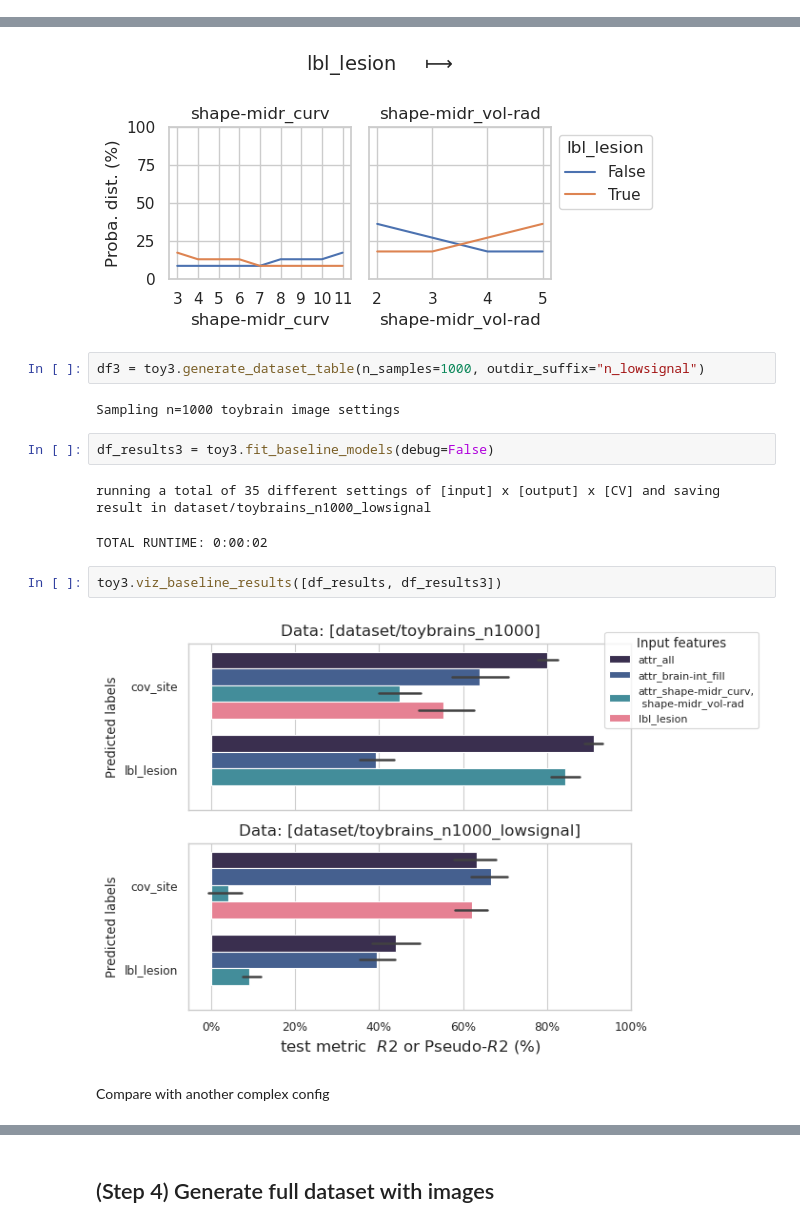
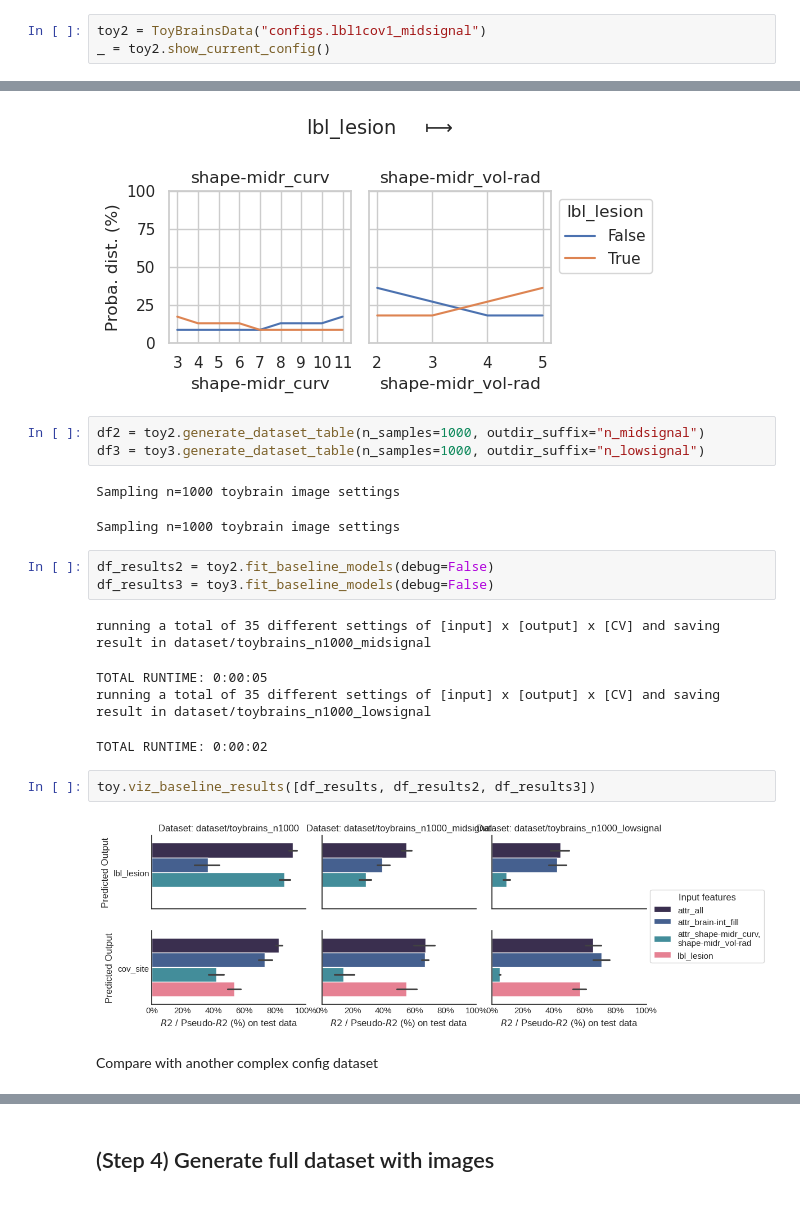
Before and after one commit to RoshanRane/toybrains, a Jupyter notebook: 0_tutorial.ipynb, the cells around one changed output, grey strips where cells are left out. Saved outputs shown, nothing was run; the diff lists cells and outputs as text.

Commit message:
viz_baseline_results(): improved plots with seaborn catplot

```diff
--- a/0_tutorial.ipynb
+++ b/0_tutorial.ipynb
@@ -202,0 +203,3 @@ in which the label is harder to predict than before but the confounder is easier
+# %%
+toy2 = ToyBrainsData("configs.lbl1cov1_midsignal")
+_ = toy2.show_current_config()
@@ -207,18 +213,23 @@ _ = toy3.show_current_config()
 [figure]
 [figure]
 # %%
+df2 = toy2.generate_dataset_table(n_samples=1000, outdir_suffix="n_midsignal")
 df3 = toy3.generate_dataset_table(n_samples=1000, outdir_suffix="n_lowsignal")
 # %% [output]
 Sampling n=1000 toybrain image settings
+Sampling n=1000 toybrain image settings
 # %%
+df_results2 = toy2.fit_baseline_models(debug=False)
 df_results3 = toy3.fit_baseline_models(debug=False)
 # %% [output]
-running a total of 35 different settings of [input] x [output] x [CV] and saving result in dataset/toybrains_n1000_lowsignal
+running a total of 35 different settings of [input] x [output] x [CV] and saving result in dataset/toybrains_n1000_midsignal
-TOTAL RUNTIME: 0:00:02
+TOTAL RUNTIME: 0:00:05
+running a total of 35 different settings of [input] x [output] x [CV] and saving result in dataset/toybrains_n1000_lowsignal
+TOTAL RUNTIME: 0:00:02
 # %%
-toy3.viz_baseline_results([df_results, df_results3])
+toy.viz_baseline_results([df_results, df_results2, df_results3])
 # %% [output]
-[figure, old version]
+[figure, new version]
 # %% [markdown]
-Compare with another complex config
+Compare with another complex config dataset
 # %%
```
Also changed, not shown: parts of 14 cells of this notebook, 2 other files.
